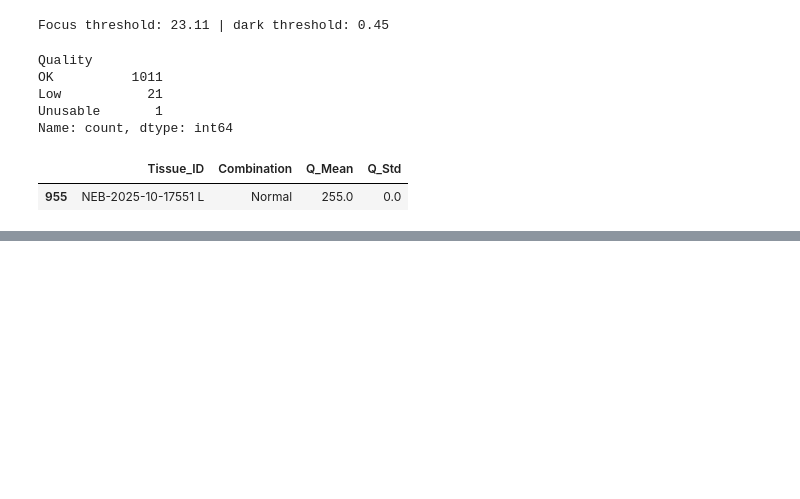
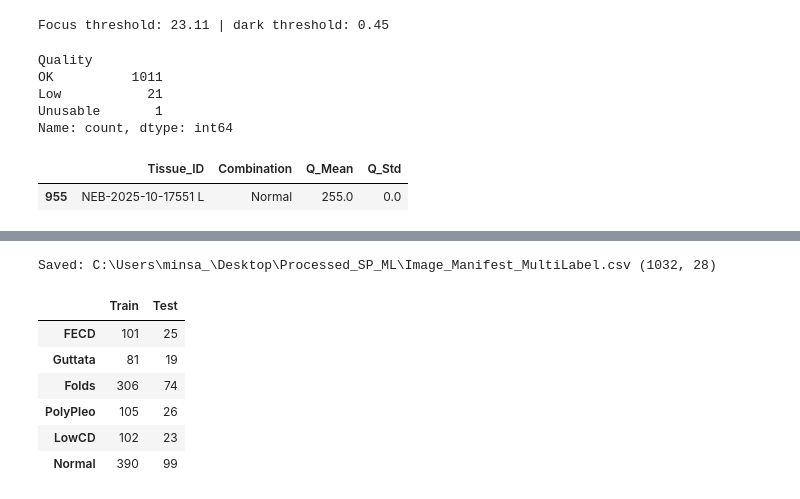
Before and after one commit to Pulitha-m/xai-cornea-grading, a Jupyter notebook: ml/disease - new/notebooks/03_Image_Preparation_MultiLabel.ipynb, the cells around one changed output, grey strips where cells are left out. Saved outputs shown, nothing was run; the diff lists cells and outputs as text; code cells hidden in the pictures; blank space fills up the shorter version.

```diff
--- a/ml/disease - new/notebooks/03_Image_Preparation_MultiLabel.ipynb
+++ b/ml/disease - new/notebooks/03_Image_Preparation_MultiLabel.ipynb
@@ -135,0 +213,25 @@ Name: count, dtype: int64
+# %%
+keep = (["Tissue_ID", "Donor_Group", "Split", "CV_Fold", "SP_File", "Proc_File", "Disease_Label", "Combination"]
+        + LABEL_COLS + ["Normal", "n_Diseases", "Target_Severity", "Quality",
+           "Q_Mean", "Q_Std", "Q_Focus", "Q_Dark", "Q_Saturated"] + FEATURES)
+manifest = usable[keep].reset_index(drop=True)
+manifest.to_csv(os.path.join(OUT_DIR, "Image_Manifest_MultiLabel.csv"), index=False)
+
+json.dump({"size": [OUT_W, OUT_H], "clahe": {"clipLimit": 2.0, "tileGridSize": [8, 8]},
+           "normalisation": NORM, "features": FEATURES, "labels": LABEL_COLS,
+           "quality_rules": {"unusable": "Q_Std < 5 or Q_Saturated > 0.5",
+                             "low": f"Q_Focus < {FOCUS_LOW:.2f} or Q_Dark > {DARK_HIGH}"}},
+          open(os.path.join(OUT_DIR, "image_config.json"), "w"), indent=2)
+
+print("Saved:", os.path.join(OUT_DIR, "Image_Manifest_MultiLabel.csv"), manifest.shape)
+pd.DataFrame({"Train": manifest.loc[manifest.Split == "train", LABEL_COLS + ["Normal"]].sum(),
+              "Test":  manifest.loc[manifest.Split == "test",  LABEL_COLS + ["Normal"]].sum()})
+# %% [output]
+Saved: C:\Users\minsa_\Desktop\Processed_SP_ML\Image_Manifest_MultiLabel.csv (1032, 28)
+|  | Train | Test |
+| FECD | 101 | 25 |
+| Guttata | 81 | 19 |
+| Folds | 306 | 74 |
+| PolyPleo | 105 | 26 |
+| LowCD | 102 | 23 |
+| Normal | 390 | 99 |
```
Also changed, not shown: parts of 4 cells of this notebook.
